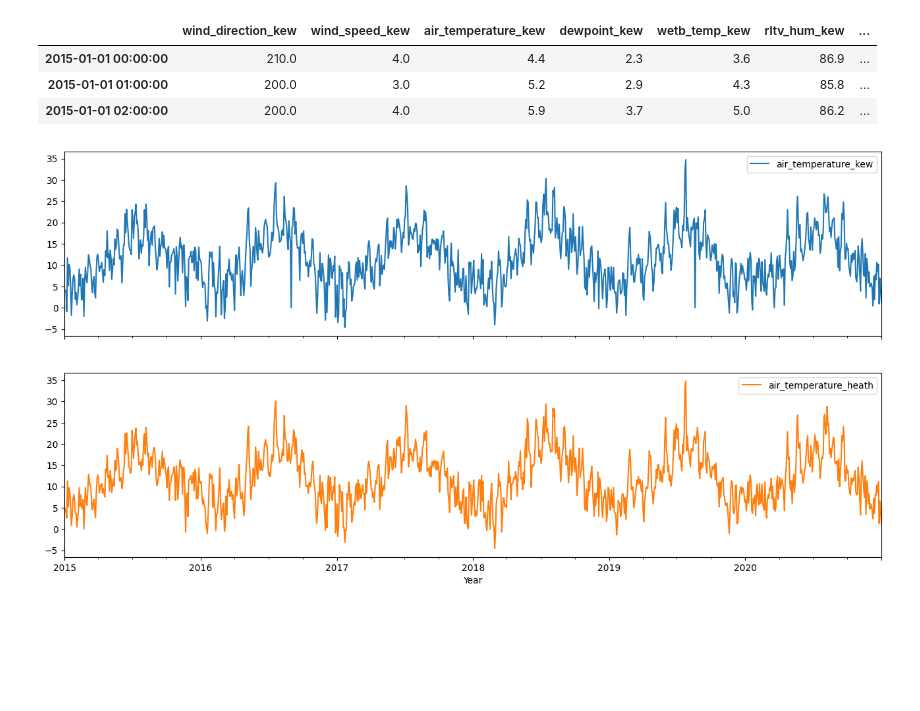
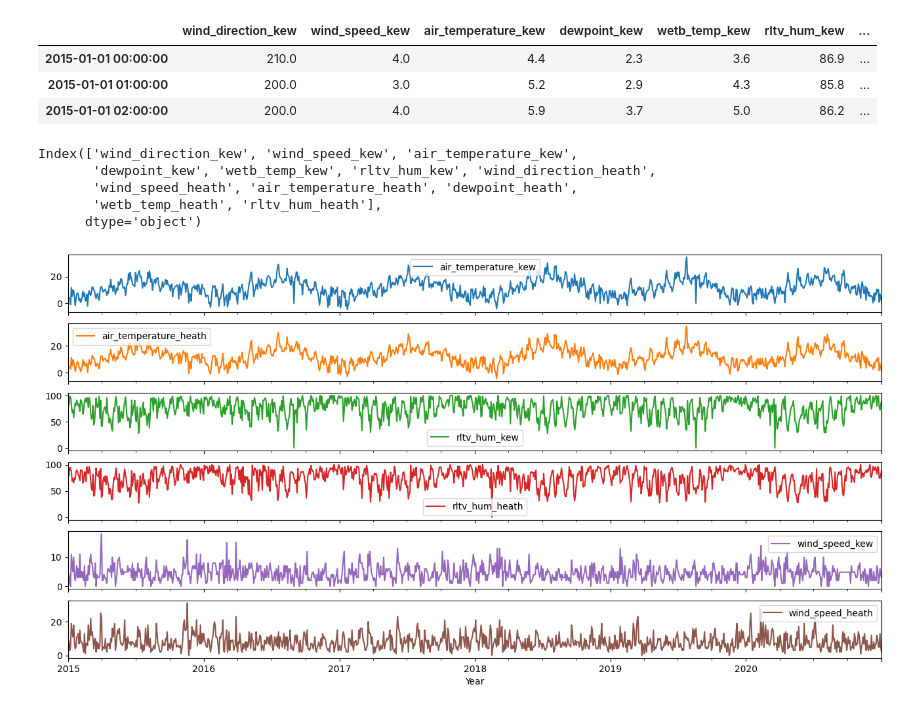
Before and after one commit to gzenkner/weather_prediction_nn, a Jupyter notebook: bi_lstm_3_day.ipynb, the cells around one changed output. Drawn from its saved outputs; the diff is of its cells as text; code cells hidden in the pictures; blank space fills up the shorter version.

Commit message:
graph

```diff
--- a/bi_lstm_3_day.ipynb
+++ b/bi_lstm_3_day.ipynb
@@ -106,11 +106,20 @@ df.head(3)
 | 2015-01-01 00:00:00 | 210.0 | 4.0 | 4.4 | 2.3 | 3.6 | 86.9 | ... |
 | 2015-01-01 01:00:00 | 200.0 | 3.0 | 5.2 | 2.9 | 4.3 | 85.8 | ... |
 | 2015-01-01 02:00:00 | 200.0 | 4.0 | 5.9 | 3.7 | 5.0 | 86.2 | ... |
+# %%
+df.columns
+# %% [output]
+Index(['wind_direction_kew', 'wind_speed_kew', 'air_temperature_kew',
+       'dewpoint_kew', 'wetb_temp_kew', 'rltv_hum_kew', 'wind_direction_heath',
+       'wind_speed_heath', 'air_temperature_heath', 'dewpoint_heath',
+       'wetb_temp_heath', 'rltv_hum_heath'],
+      dtype='object')
 # %%
 plt.rcParams["figure.figsize"] = (16, 8)
 
 #df[['air_temperature_kew', 'air_temperature_heath', 'rltv_hum_kew', 'rltv_hum_heath','wind_speed_heath', 'wind_speed_kew']][::50].plot(xlabel='Year', subplots=True)
-df[['air_temperature_kew', 'air_temperature_heath']][::50].plot(xlabel='Year', subplots=True)
+df[['air_temperature_kew', 'air_temperature_heath', 'rltv_hum_kew', 'rltv_hum_heath', 'wind_speed_kew', 'wind_speed_heath']
+   ][::50].plot(xlabel='Year', subplots=True)
 plt.show()
 # %% [output]
-[figure, old version]
+[figure, new version]
```
Also changed, not shown: parts of 1 cell of this notebook.
